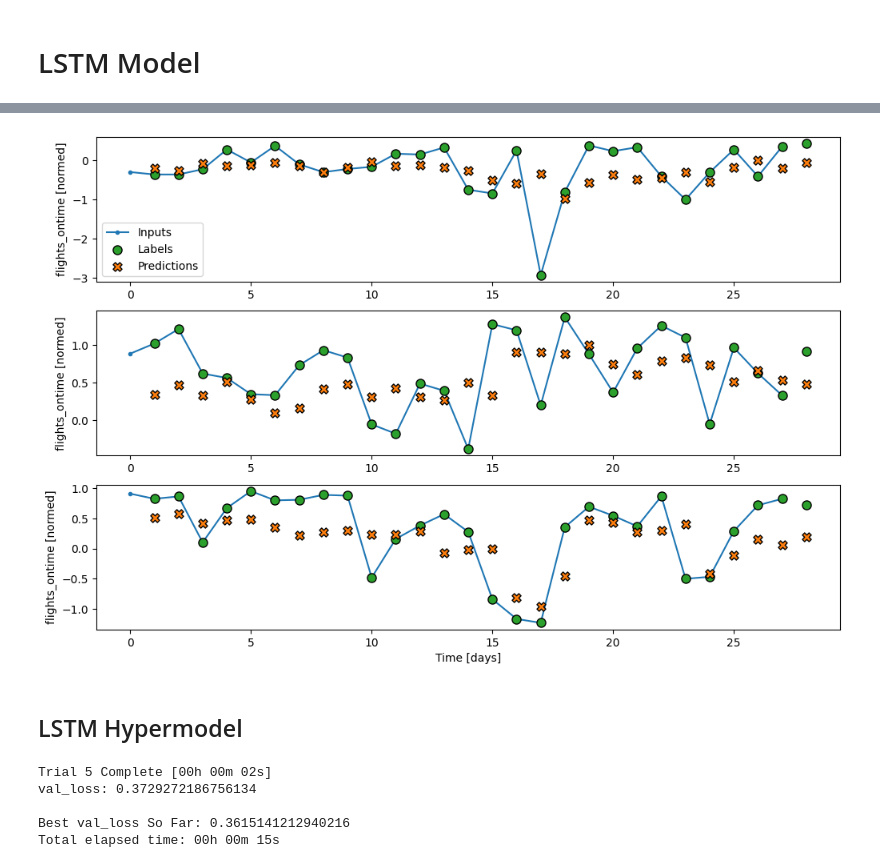
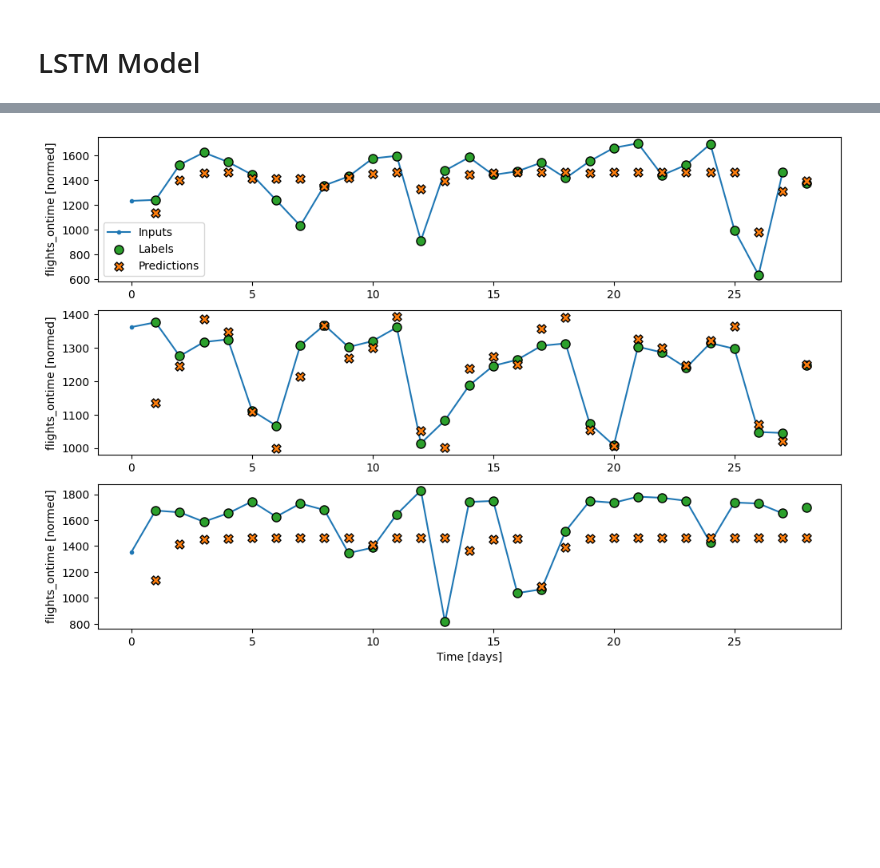
Before and after one commit to stevenhobbs/5501_Ontime_flights, a Jupyter notebook: 5.DFW_daily_flights_LSTM.ipynb, the cells around one changed output, grey strips where cells are left out. Drawn from its saved outputs; the diff is of its cells as text; code cells hidden in the pictures; blank space fills up the shorter version.

```diff
--- a/5.DFW_daily_flights_LSTM.ipynb
+++ b/5.DFW_daily_flights_LSTM.ipynb
@@ -96,12 +96,12 @@ All columns accounted for: True
 ## Split data sequentially 70/20/10
 # %%
 n = len(df)
-train_df = df[0:int(n*0.7)]
-val_df = df[int(n*0.7):int(n*0.9)]
-test_df = df[int(n*0.9):]
+train_raw = df[0:int(n*0.7)]
+val_raw = df[int(n*0.7):int(n*0.9)]
+test_raw = df[int(n*0.9):]
 
 # print data shapes
-print(f"Train data shape: {train_df.shape}")
-print(f"Validation data shape: {val_df.shape}")
-print(f"Test data shape: {test_df.shape}")
+print(f"Train data preprocessed shape: {train_raw.shape}")
+print(f"Validation preprocessed data shape: {val_raw.shape}")
+print(f"Test data preprocessed shape: {test_raw.shape}")
 # %% [output]
@@ -111,24 +111,30 @@ Test data shape: (169, 64)
 # %% [markdown]
 ## Preprocess data for recurrent neural network (RNN)
 # %%
+scale_cols = [col for col in numeric_cols if col != 'flights_ontime']
+
 # Fit transformers to the training data
 scaler = StandardScaler()
-scaler.fit(train_df[numeric_cols])
+scaler.fit(train_raw[scale_cols])
+
+# Create a scaler to enable inversing scaling of the flights_ontime column
+# flights_ontime_scaler = StandardScaler()
+# flights_ontime_scaler.fit(train_raw[['flights_ontime']])
 
 ohe = OneHotEncoder(sparse_output=False, handle_unknown='ignore') # Some observed holidays may not be in the training data
-ohe.fit(train_df[categorical_cols])
+ohe.fit(train_raw[categorical_cols])
 ohe_column_names = ohe.get_feature_names_out(input_features=categorical_cols)
 
 def preprocess(data):
-    scaled_features = scaler.transform(data[numeric_cols])
+    scaled_features = scaler.transform(data[scale_cols])
     encoded_features = ohe.transform(data[categorical_cols])
-    processed_data = pd.DataFrame(np.concatenate([scaled_features, encoded_features], axis=1),
-                                  columns = numeric_cols + list(ohe_column_names))
+    processed_data = pd.DataFrame(np.concatenate([scaled_features, encoded_features, data[['flights_ontime']]], axis=1),
+                                  columns = scale_cols + list(ohe_column_names) + ['flights_ontime'])
     return processed_data
 
-train_df = preprocess(train_df)
-val_df = preprocess(val_df)
-test_df = preprocess(test_df)
+train_df = preprocess(train_raw)
+val_df = preprocess(val_raw)
+test_df = preprocess(test_raw)
 
 print(f"\nNumber of columns before preprocessing: {num_features}")
 print(f"Number of features after preprocessing: {train_df.shape[1]}")
@@ -598,6 +702,4 @@ Mean Squared Error: 0.67
 # %%
-wide_window.plot(lstm_model)
+wide_window.plot(LSTM)
 # %% [output]
-[figure, old version]
+[figure, new version]
-# %% [markdown]
-## LSTM Hypermodel
@@ -620,20 +705,0 @@ def build_model(hp):
-# %%
-LSTM_tuner_BO = kt.BayesianOptimization(
-    build_model,
-    objective='val_loss',
-    max_trials=5,
-    num_initial_points=2,
-    overwrite=True)
-
-early_stopping = EarlyStopping(monitor='val_loss', patience=5)
-
-LSTM_tuner_BO.search(wide_window.train,
-                     epochs=MAX_EPOCHS,
-                     validation_data=wide_window.val,
-                     callbacks=[early_stopping])
-# %% [output]
-Trial 5 Complete [00h 00m 02s]
-val_loss: 0.3729272186756134
-
-Best val_loss So Far: 0.3615141212940216
-Total elapsed time: 00h 00m 15s
```
Also changed, not shown: parts of 40 cells of this notebook, 10 other files.
